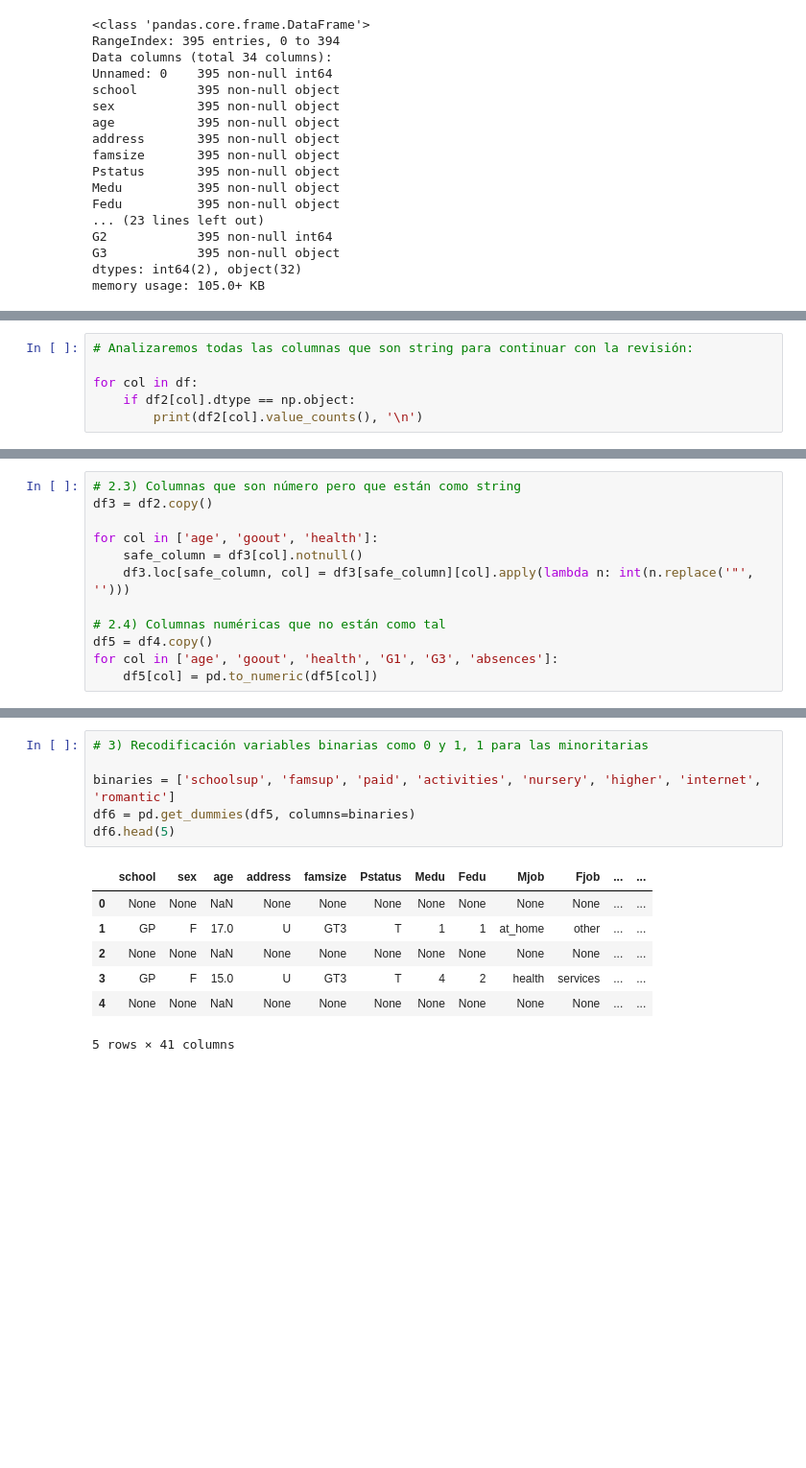
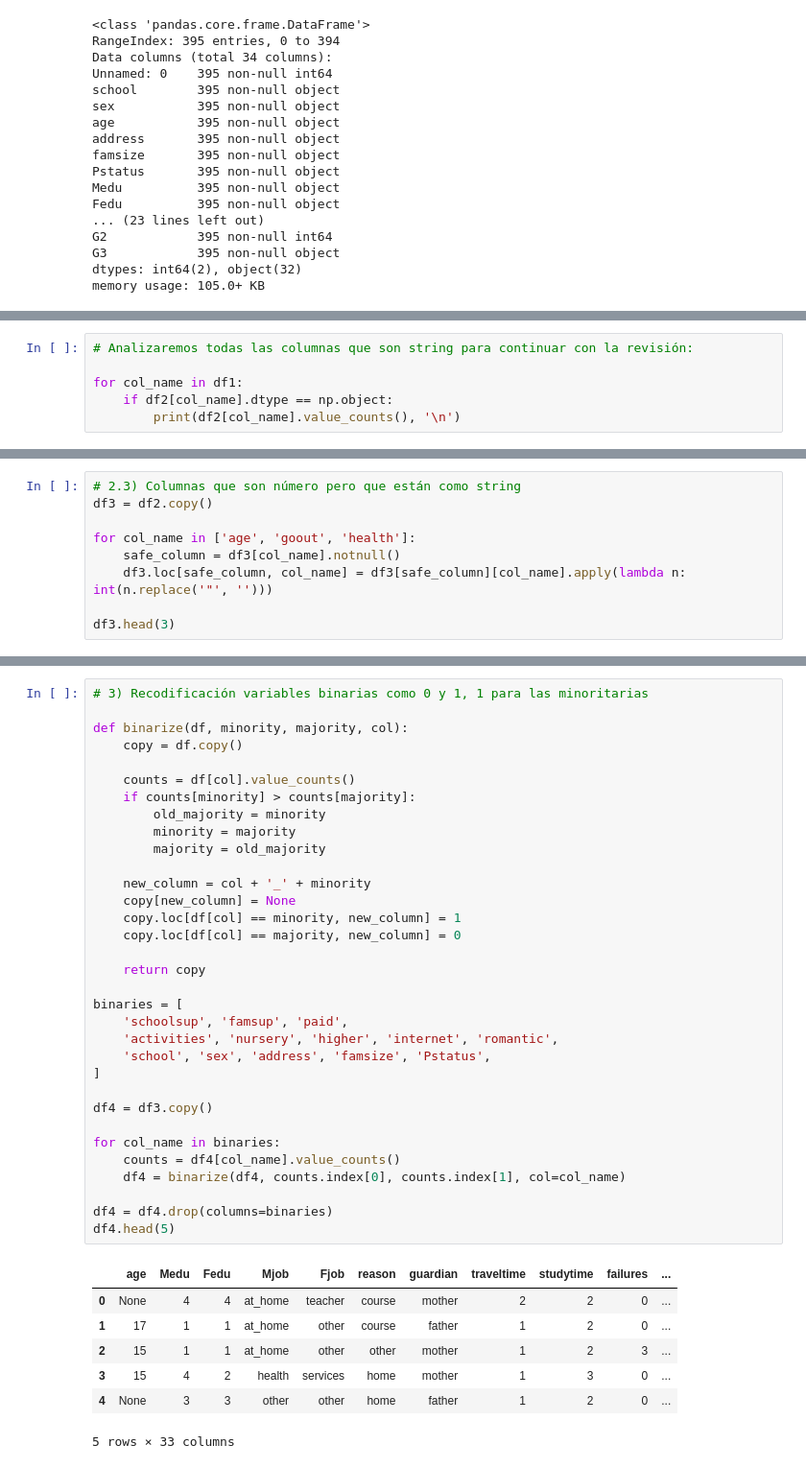
Before and after one commit to muZk/desafio-latam-ds-python, a Jupyter notebook: 02 - Fundamentos Data Science/prueba/Rendimiento escolar.ipynb, the cells around one changed output, grey strips where cells are left out. Shown at 96% size. Saved outputs shown, nothing was run; the diff lists cells and outputs as text; blank space fills up the shorter version.

```diff
--- a/02 - Fundamentos Data Science/prueba/Rendimiento escolar.ipynb
+++ b/02 - Fundamentos Data Science/prueba/Rendimiento escolar.ipynb
@@ -154,7 +170,7 @@ for col in df2:
 # %%
 # Analizaremos todas las columnas que son string para continuar con la revisión:
 
-for col in df:
-    if df2[col].dtype == np.object:
-        print(df2[col].value_counts(), '\n')
+for col_name in df1:
+    if df2[col_name].dtype == np.object:
+        print(df2[col_name].value_counts(), '\n')
 # %% [output]
@@ -179,11 +195,8 @@ Name: G3, dtype: int64
 # 2.3) Columnas que son número pero que están como string
 df3 = df2.copy()
 
-for col in ['age', 'goout', 'health']:
-    safe_column = df3[col].notnull()
-    df3.loc[safe_column, col] = df3[safe_column][col].apply(lambda n: int(n.replace('"', '')))
+for col_name in ['age', 'goout', 'health']:
+    safe_column = df3[col_name].notnull()
+    df3.loc[safe_column, col_name] = df3[safe_column][col_name].apply(lambda n: int(n.replace('"', '')))
 
-# 2.4) Columnas numéricas que no están como tal
-df5 = df4.copy()
-for col in ['age', 'goout', 'health', 'G1', 'G3', 'absences']:
-    df5[col] = pd.to_numeric(df5[col])
+df3.head(3)
@@ -190,14 +209,41 @@ for col in ['age', 'goout', 'health', 'G1', 'G3', 'absences']:
-# %%
-# 3) Recodificación variables binarias como 0 y 1, 1 para las minoritarias
-
-binaries = ['schoolsup', 'famsup', 'paid', 'activities', 'nursery', 'higher', 'internet', 'romantic']
-df6 = pd.get_dummies(df5, columns=binaries)
-df6.head(5)
-# %% [output]
-|  | school | sex | age | address | famsize | Pstatus | Medu | Fedu | Mjob | Fjob | ... | ... |
-| 0 | None | None | NaN | None | None | None | None | None | None | None | ... | ... |
-| 1 | GP | F | 17.0 | U | GT3 | T | 1 | 1 | at_home | other | ... | ... |
-| 2 | None | None | NaN | None | None | None | None | None | None | None | ... | ... |
-| 3 | GP | F | 15.0 | U | GT3 | T | 4 | 2 | health | services | ... | ... |
-| 4 | None | None | NaN | None | None | None | None | None | None | None | ... | ... |
-5 rows × 41 columns
+# %%
+# 3) Recodificación variables binarias como 0 y 1, 1 para las minoritarias
+
+def binarize(df, minority, majority, col):
+    copy = df.copy()
+
+    counts = df[col].value_counts()
+    if counts[minority] > counts[majority]:
+        old_majority = minority
+        minority = majority
+        majority = old_majority
+
+    new_column = col + '_' + minority
+    copy[new_column] = None
+    copy.loc[df[col] == minority, new_column] = 1
+    copy.loc[df[col] == majority, new_column] = 0
+
+    return copy
+
+binaries = [
+    'schoolsup', 'famsup', 'paid',
+    'activities', 'nursery', 'higher', 'internet', 'romantic',
+    'school', 'sex', 'address', 'famsize', 'Pstatus',
+]
+
+df4 = df3.copy()
+
+for col_name in binaries:
+    counts = df4[col_name].value_counts()
+    df4 = binarize(df4, counts.index[0], counts.index[1], col=col_name)
+
+df4 = df4.drop(columns=binaries)
+df4.head(5)
+# %% [output]
+|  | age | Medu | Fedu | Mjob | Fjob | reason | guardian | traveltime | studytime | failures | ... |
+| 0 | None | 4 | 4 | at_home | teacher | course | mother | 2 | 2 | 0 | ... |
+| 1 | 17 | 1 | 1 | at_home | other | course | father | 1 | 2 | 0 | ... |
+| 2 | 15 | 1 | 1 | at_home | other | other | mother | 1 | 2 | 3 | ... |
+| 3 | 15 | 4 | 2 | health | services | home | mother | 1 | 3 | 0 | ... |
+| 4 | None | 3 | 3 | other | other | home | father | 1 | 2 | 0 | ... |
+5 rows × 33 columns
```
Also changed, not shown: parts of 5 cells of this notebook.
